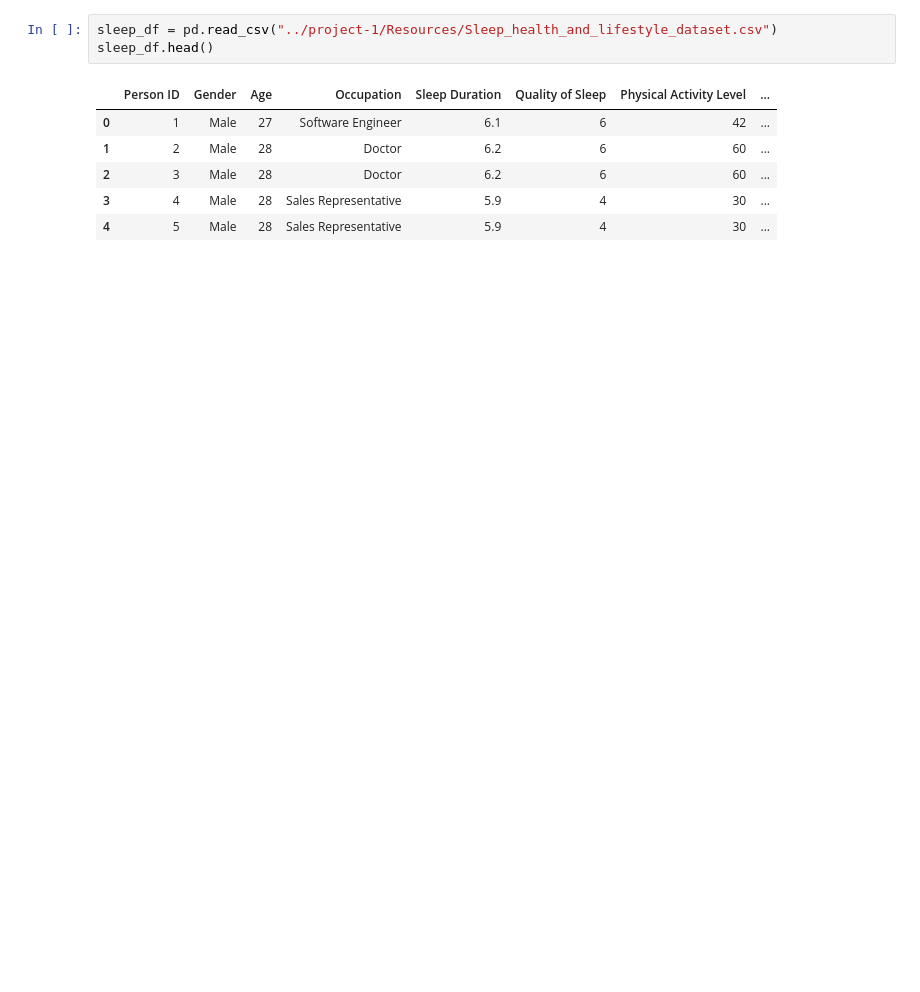
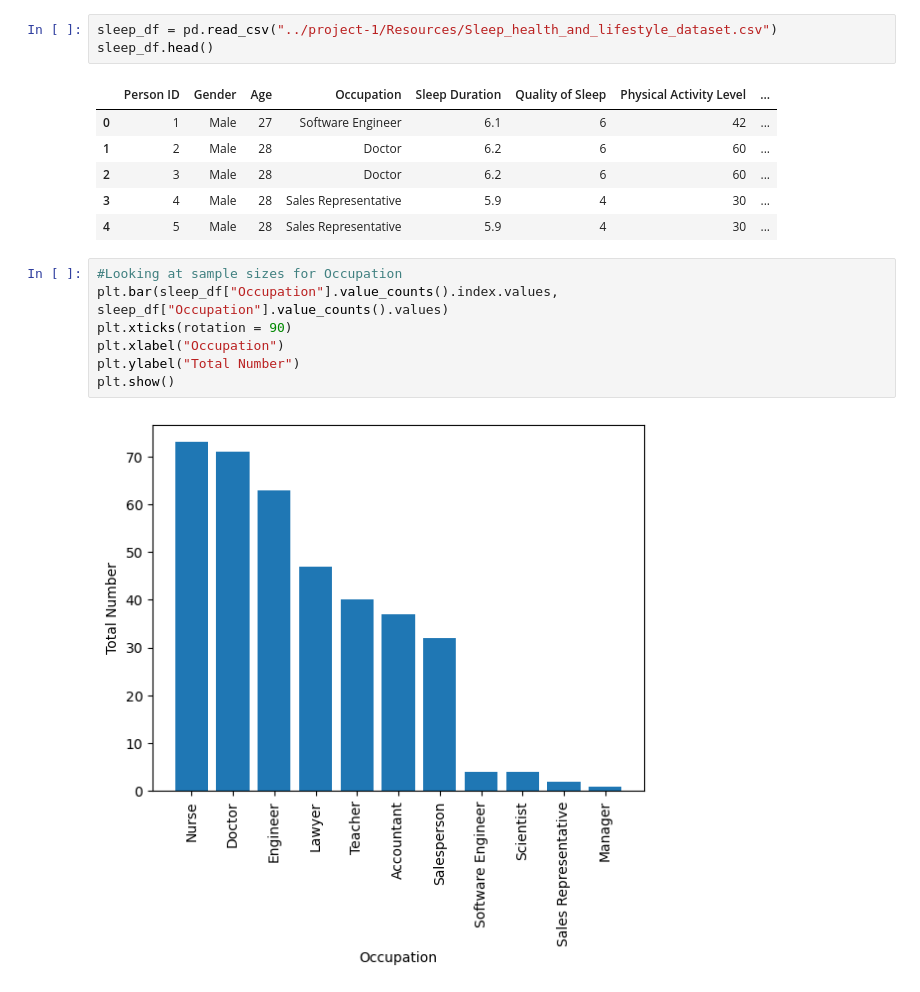
Before and after one commit to johnweissmann/project-1, a Jupyter notebook: main.ipynb, the cells around one changed output. Cells and saved outputs as stored; diff of their text form; blank space fills up the shorter version.

```diff
--- a/main.ipynb
+++ b/main.ipynb
@@ -12,3 +13,12 @@ sleep_df.head()
 | 2 | 3 | Male | 28 | Doctor | 6.2 | 6 | 60 | ... |
 | 3 | 4 | Male | 28 | Sales Representative | 5.9 | 4 | 30 | ... |
 | 4 | 5 | Male | 28 | Sales Representative | 5.9 | 4 | 30 | ... |
+# %%
+#Looking at sample sizes for Occupation
+plt.bar(sleep_df["Occupation"].value_counts().index.values, sleep_df["Occupation"].value_counts().values)
+plt.xticks(rotation = 90)
+plt.xlabel("Occupation")
+plt.ylabel("Total Number")
+plt.show()
+# %% [output]
+[figure, added]
```
Also changed, not shown: parts of 33 cells of this notebook.
